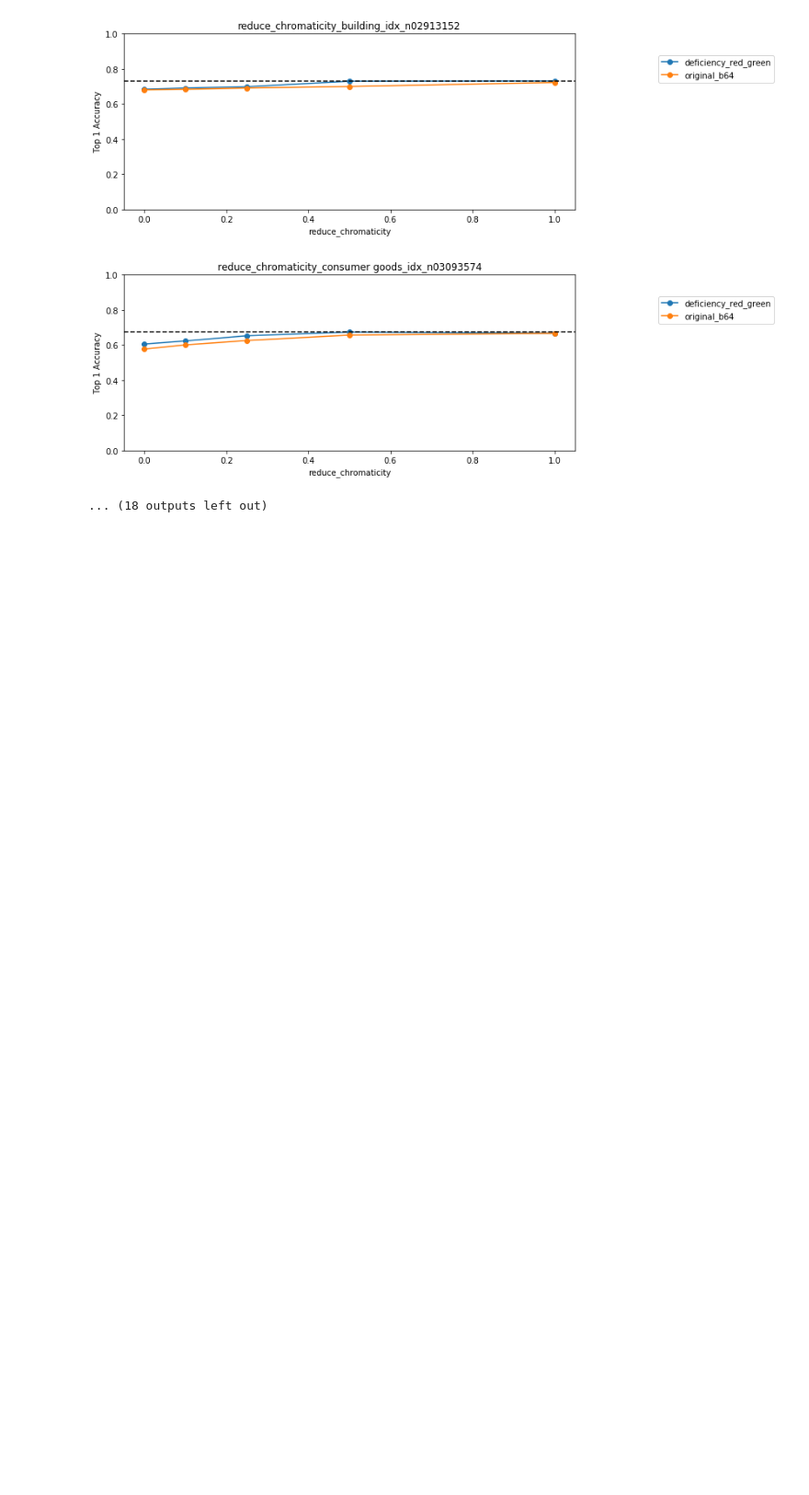
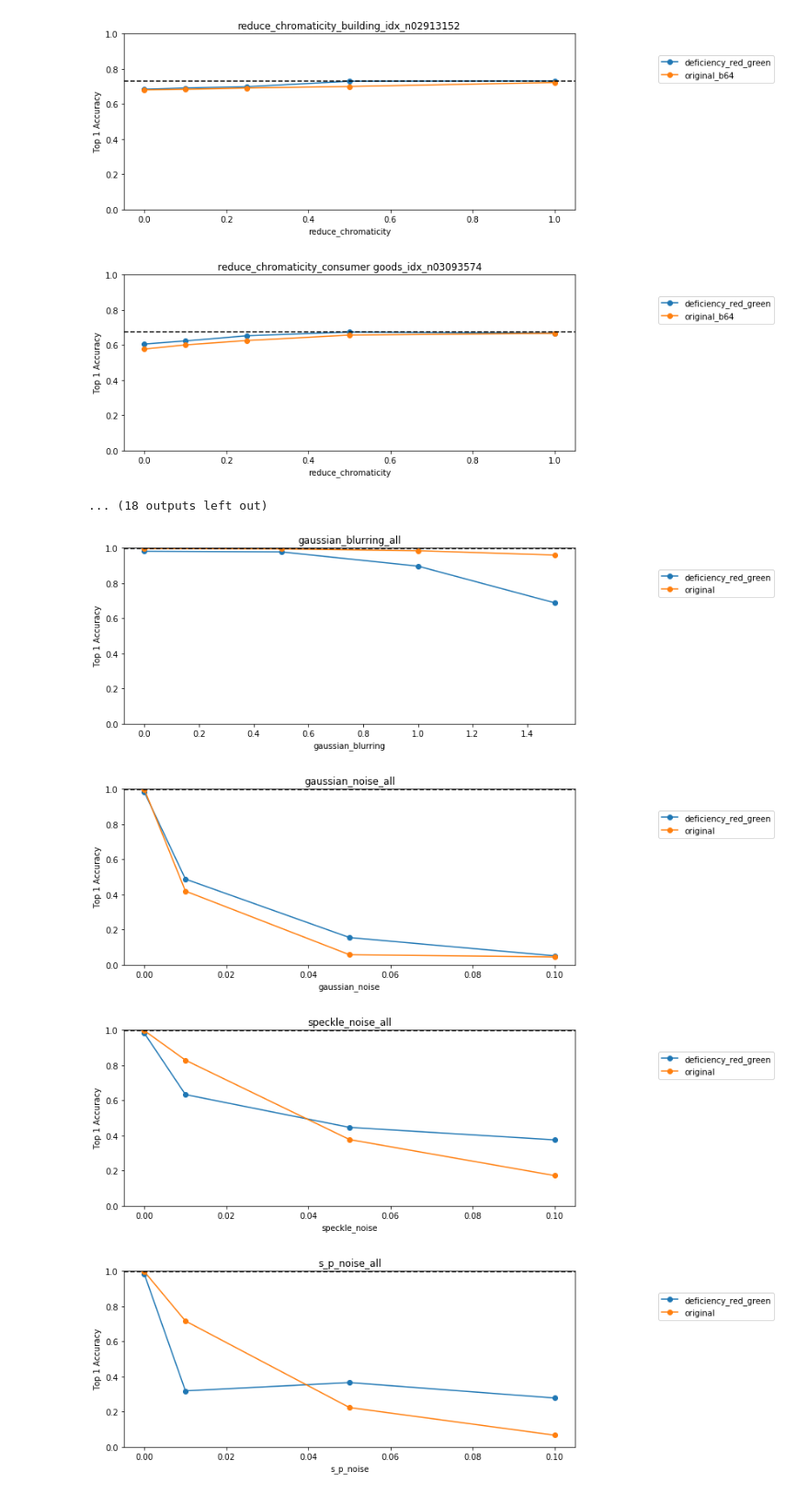
Before and after one commit to ArashAkbarinia/kernelphysiology, a Jupyter notebook: python/src/kernelphysiology/analysis/ipynbs/colour_deficiency/dichromacy_red_green.ipynb, the cells around one changed output. Shown at 92% size. Cells and saved outputs as stored; diff of their text form; code cells hidden in the pictures; blank space fills up the shorter version.

Commit message:
differentiating between original colour of a network and reductin of colour

```diff
--- a/python/src/kernelphysiology/analysis/ipynbs/colour_deficiency/dichromacy_red_green.ipynb
+++ b/python/src/kernelphysiology/analysis/ipynbs/colour_deficiency/dichromacy_red_green.ipynb
@@ -72,3 +73,16 @@ resnet_result = reports.do_one_network(resnet_result_dir,
 [figure]
 [figure]
 ... (18 outputs left out)
+# %%
+resnet_result_dir = results_dir + 'MiscDatasets/Fruits/'
+resnet_result = reports.do_one_network(resnet_result_dir,
+                                       which_experiments,
+                                       original_values,
+                                       np.array([]),
+                                       {},
+                                       ['deficiency_red_green', 'original'])
+# %% [output]
+[figure, added]
+[figure, added]
+[figure, added]
+[figure, added]
```
Also changed, not shown: parts of 3 cells of this notebook, 2 other files.
